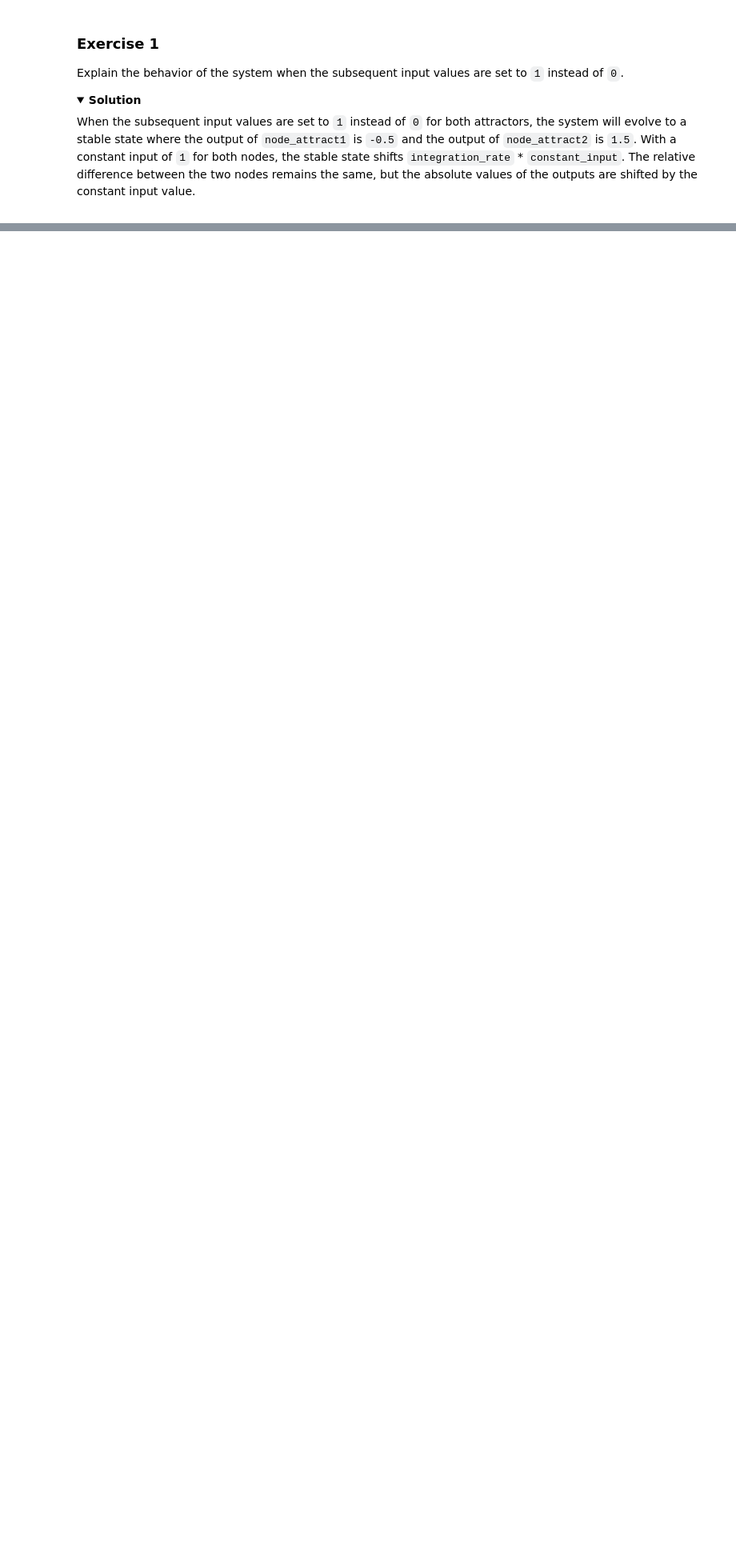
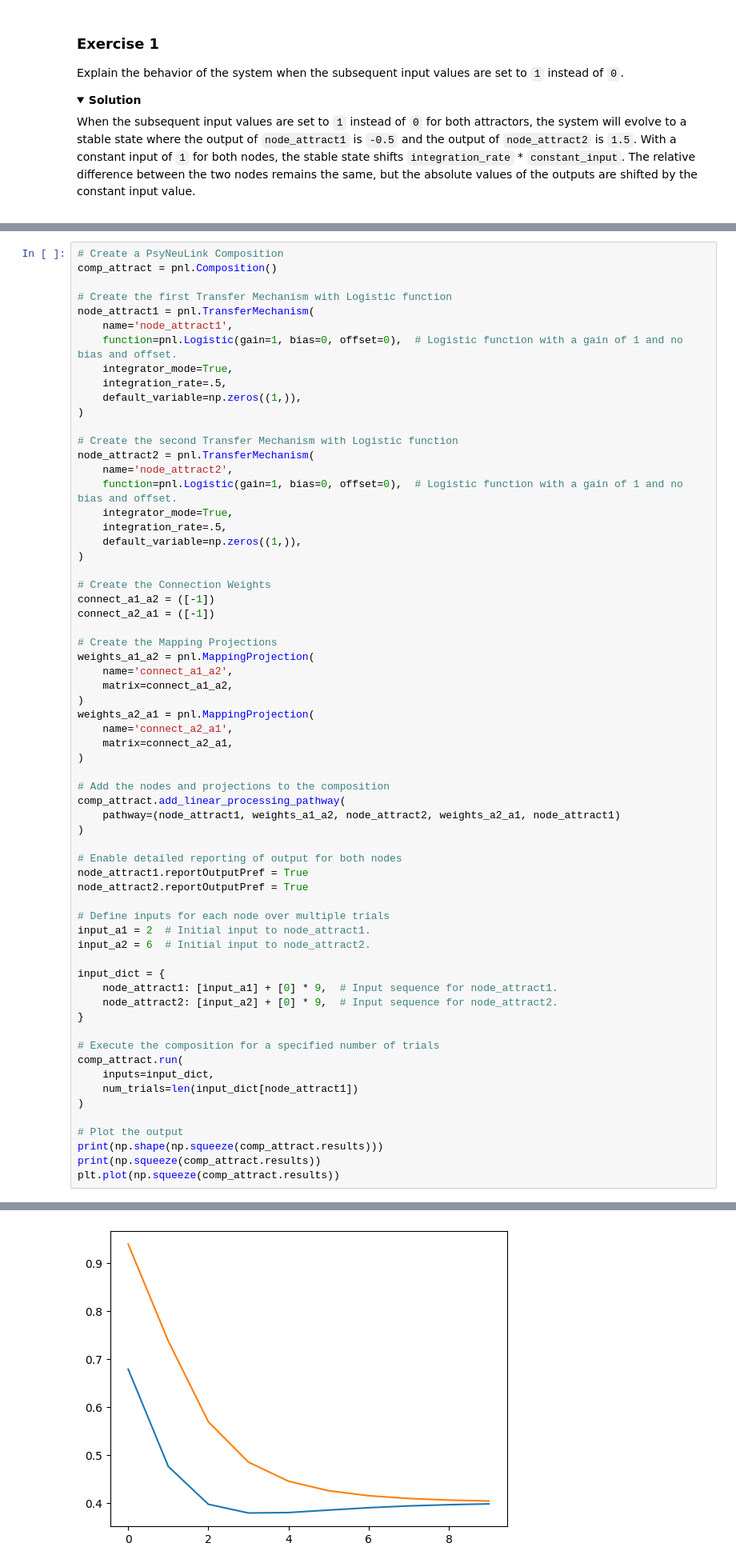
Before and after one commit to younesStrittmatter/502B, a Jupyter notebook: book/content/chapter_1/notebooks/3 Dynamic Systems and Bistable Perception.ipynb, the cells around one changed output, grey strips where cells are left out. Shown at 80% size. Drawn from its saved outputs; the diff is of its cells as text; folded sections open; blank space fills up the shorter version.

```diff
--- a/book/content/chapter_1/notebooks/3 Dynamic Systems and Bistable Perception.ipynb
+++ b/book/content/chapter_1/notebooks/3 Dynamic Systems and Bistable Perception.ipynb
@@ -228,0 +235,65 @@ When the subsequent input values are set to `1` instead of `0` for both attracto
+# %%
+# Create a PsyNeuLink Composition
+comp_attract = pnl.Composition()
+
+# Create the first Transfer Mechanism with Logistic function
+node_attract1 = pnl.TransferMechanism(
+    name='node_attract1',
+    function=pnl.Logistic(gain=1, bias=0, offset=0),  # Logistic function with a gain of 1 and no bias and offset.
+    integrator_mode=True,
+    integration_rate=.5,
+    default_variable=np.zeros((1,)),
+)
+
+# Create the second Transfer Mechanism with Logistic function
+node_attract2 = pnl.TransferMechanism(
+    name='node_attract2',
+    function=pnl.Logistic(gain=1, bias=0, offset=0),  # Logistic function with a gain of 1 and no bias and offset.
+    integrator_mode=True,
+    integration_rate=.5,
+    default_variable=np.zeros((1,)),
+)
+
+# Create the Connection Weights
+connect_a1_a2 = ([-1])
+connect_a2_a1 = ([-1])
+
+# Create the Mapping Projections
+weights_a1_a2 = pnl.MappingProjection(
+    name='connect_a1_a2',
+    matrix=connect_a1_a2,
+)
+weights_a2_a1 = pnl.MappingProjection(
+    name='connect_a2_a1',
+    matrix=connect_a2_a1,
+)
+
+# Add the nodes and projections to the composition
+comp_attract.add_linear_processing_pathway(
+    pathway=(node_attract1, weights_a1_a2, node_attract2, weights_a2_a1, node_attract1)
+)
+
+# Enable detailed reporting of output for both nodes
+node_attract1.reportOutputPref = True
+node_attract2.reportOutputPref = True
+
+# Define inputs for each node over multiple trials
+input_a1 = 2  # Initial input to node_attract1.
+input_a2 = 6  # Initial input to node_attract2.
+
+input_dict = {
+    node_attract1: [input_a1] + [0] * 9,  # Input sequence for node_attract1.
+    node_attract2: [input_a2] + [0] * 9,  # Input sequence for node_attract2.
+}
+
+# Execute the composition for a specified number of trials
+comp_attract.run(
+    inputs=input_dict,
+    num_trials=len(input_dict[node_attract1])
+)
+
+# Plot the output
+print(np.shape(np.squeeze(comp_attract.results)))
+print(np.squeeze(comp_attract.results))
+plt.plot(np.squeeze(comp_attract.results))
+# %% [output]
@@ -228,0 +313 @@ When the subsequent input values are set to `1` instead of `0` for both attracto
+[figure, added]
```
Also changed, not shown: parts of 7 cells of this notebook.
